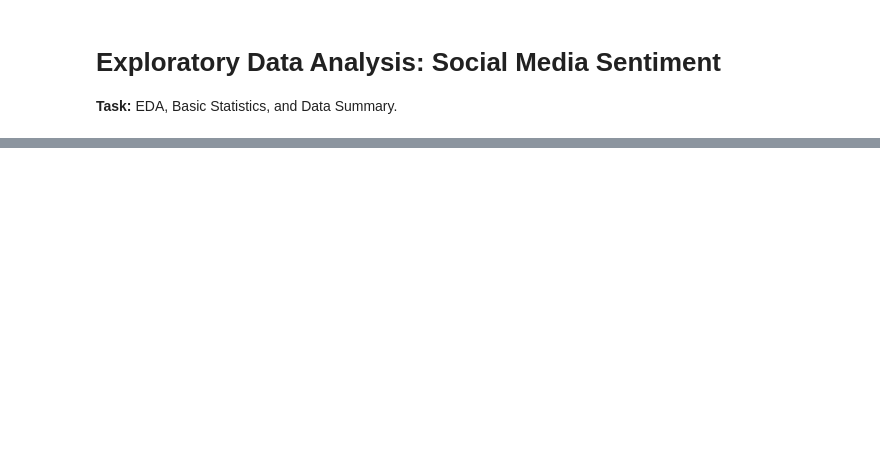
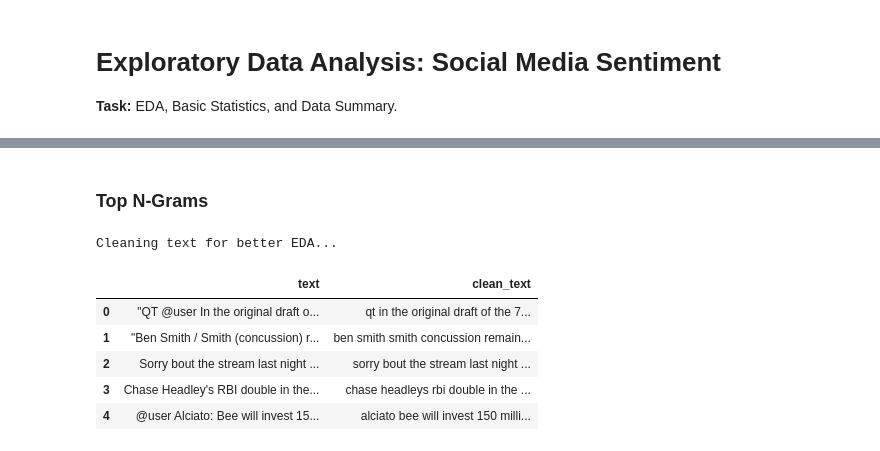
Before and after one commit to JKrempinska/machine_learning_project, a Jupyter notebook: notebooks/eda_and_data_summarization.ipynb, the cells around one changed output, grey strips where cells are left out. Saved outputs shown, nothing was run; the diff lists cells and outputs as text; code cells hidden in the pictures; blank space fills up the shorter version.

```diff
--- a/notebooks/eda_and_data_summarization.ipynb
+++ b/notebooks/eda_and_data_summarization.ipynb
@@ -279,0 +198,33 @@ The distribution of sentiment remains relatively consistent across all post type
+# %% [markdown]
+### Top N-Grams
+# %%
+def light_clean(text):
+    # 1. Lowercase
+    text = text.lower()
+    # 2. Remove "user" placeholder
+    text = text.replace('user', '')
+    # 3. Remove HTML entities like &amp; and unicode leftovers like u002c
+    text = re.sub(r'&\w+;', '', text)
+    text = re.sub(r'u[0-9a-fA-F]{4}', '', text)
+    # 4. Remove URLs
+    text = re.sub(r'http\S+|www\S+|https\S+', '', text, flags=re.MULTILINE)
+    # 5. Remove punctuation
+    text = text.translate(str.maketrans('', '', string.punctuation))
+    # 6. Remove extra whitespaces
+    text = " ".join(text.split())
+    return text
+
+# Apply the cleaning
+print("Cleaning text for better EDA...")
+df_train['clean_text'] = df_train['text'].apply(light_clean)
+
+# Preview the difference
+display(df_train[['text', 'clean_text']].head())
+# %% [output]
+Cleaning text for better EDA...
+|  | text | clean_text |
+| 0 | "QT @user In the original draft o... | qt in the original draft of the 7... |
+| 1 | "Ben Smith / Smith (concussion) r... | ben smith smith concussion remain... |
+| 2 | Sorry bout the stream last night ... | sorry bout the stream last night ... |
+| 3 | Chase Headley's RBI double in the... | chase headleys rbi double in the ... |
+| 4 | @user Alciato: Bee will invest 15... | alciato bee will invest 150 milli... |
```
Also changed, not shown: parts of 29 cells of this notebook.
